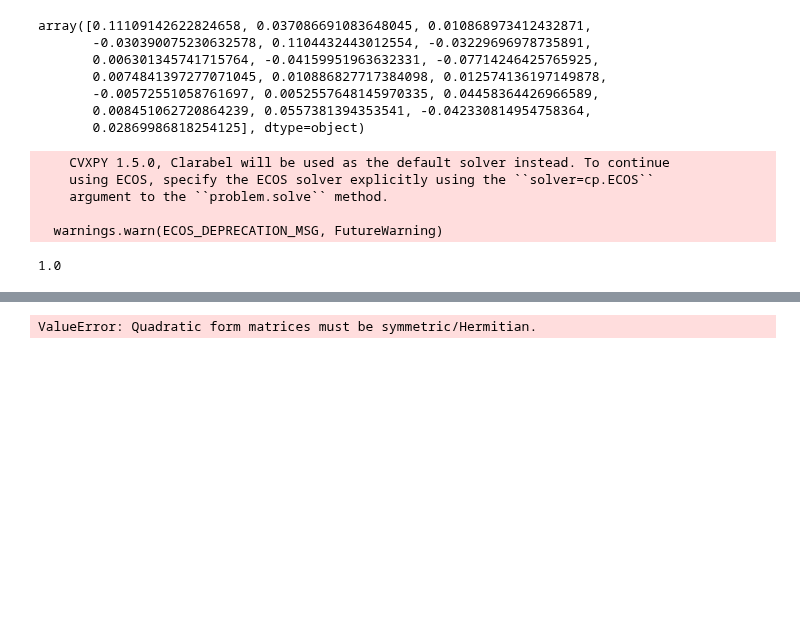
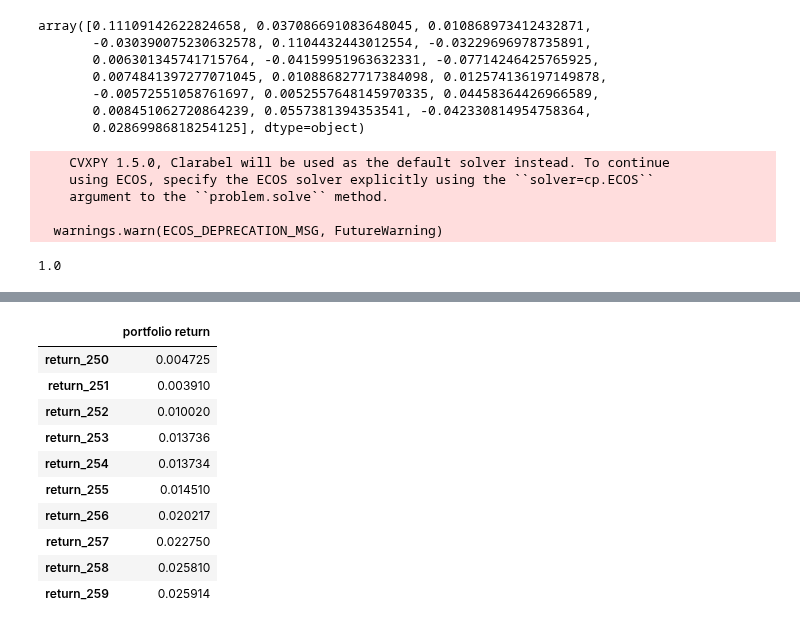
Before and after one commit to MohamedKeteb/Portfolio_clustering_project, a Jupyter notebook: Code/january.ipynb, the cells around one changed output, grey strips where cells are left out. Cells and saved outputs as stored; diff of their text form; code cells hidden in the pictures; blank space fills up the shorter version.

```diff
--- a/Code/january.ipynb
+++ b/Code/january.ipynb
@@ -79,6 +79,5 @@ ef. efficient_return(target_return=expected_returns.mean())
   warnings.warn(ECOS_DEPRECATION_MSG, FutureWarning)
 1.0
 # %%
-markowitz_weights = process.markowitz_weights(cluster_return_res=cluster_return, constituent_weights=constituent_weights, df_cleaned=df_cleaned, df=df, lookback_window=lookback_window, eta=0.01)
-final_weights = process.final_weights(markowitz_weights=markowitz_weights, constituent_weights=constituent_weights)
-consolidated_W = process.consolidated_W(number_of_repetitions=2, lookback_window=lookback_window, df_cleaned=df_cleaned, number_of_clusters=20, sigma=10e-2, df=df, eta=0.01)
+lookback_window = [0, 250]
+consolidated_W = process.consolidated_W(number_of_repetitions=5, lookback_window=lookback_window, df_cleaned=df_cleaned, number_of_clusters=20, sigma=10e-2, df=df, eta=0.01)
@@ -85,30 +102,16 @@ consolidated_W = process.consolidated_W(number_of_repetitions=2, lookback_window
 # %%
 portfolio_return = process.portfolio_returns(evaluation_window=10, df_cleaned=df_cleaned, lookback_window=lookback_window, consolidated_W=consolidated_W, df=df)
-# %%
-import process
-import warnings
-
-warnings.filterwarnings('ignore')
-
-lookback_window = [5000, 5250]
-number_of_clusters = 20
-sigma = 10e-3
-clustering_method = 'SPONGE'
-number_of_repetition = 20
-evaluation_window = 10
-eta=0.01
-
-PnL = []
-overall_return = pd.DataFrame()
-portfolio_value=[1]
-
-consolidated_W = process.consolidated_W(number_of_repetitions=10, lookback_window=lookback_window, df_cleaned=df_cleaned, number_of_clusters=number_of_clusters, sigma=sigma, df=df, eta=eta)
-
-portfolio_return = process.portfolio_returns(evaluation_window=evaluation_window, df_cleaned=df_cleaned, lookback_window=lookback_window, consolidated_W=consolidated_W, df=df)
-
-overall_return = pd.concat([overall_return, portfolio_return])
-
-PnL = np.concatenate((PnL, np.reshape(np.cumprod(1 + portfolio_return)*portfolio_value[-1] - portfolio_value[-1], (evaluation_window,))))## car on réinvestit immédiatement après
-portfolio_value.append(portfolio_value[-1]+PnL[-1])
-# %% [output]
-ValueError: Quadratic form matrices must be symmetric/Hermitian.
+# %%
+portfolio_return.cumsum()
+# %% [output]
+|  | portfolio return |
+| return_250 | 0.004725 |
+| return_251 | 0.003910 |
+| return_252 | 0.010020 |
+| return_253 | 0.013736 |
+| return_254 | 0.013734 |
+| return_255 | 0.014510 |
+| return_256 | 0.020217 |
+| return_257 | 0.022750 |
+| return_258 | 0.025810 |
+| return_259 | 0.025914 |
```
Also changed, not shown: parts of 1 cell of this notebook, 2 other files.
